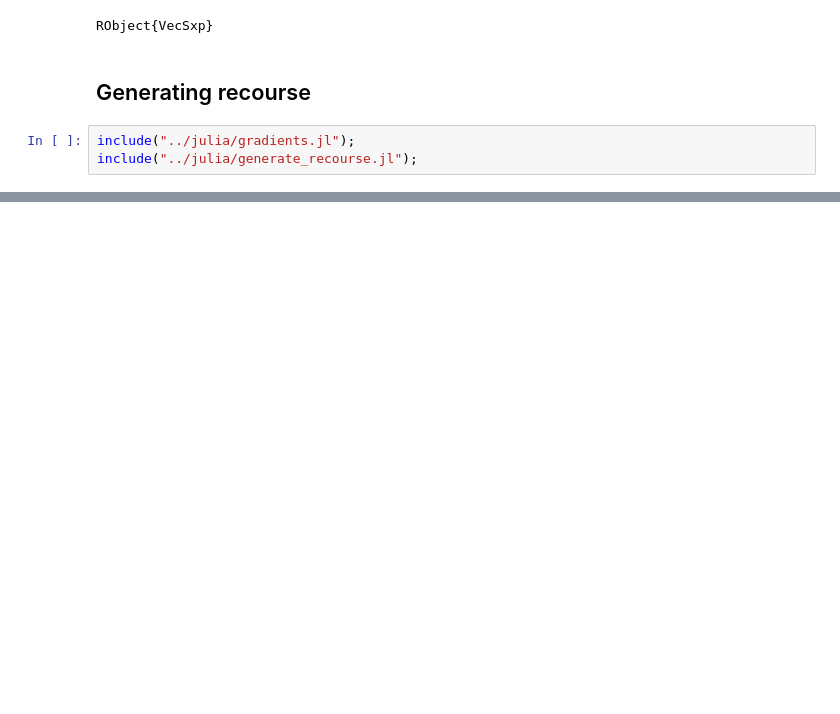
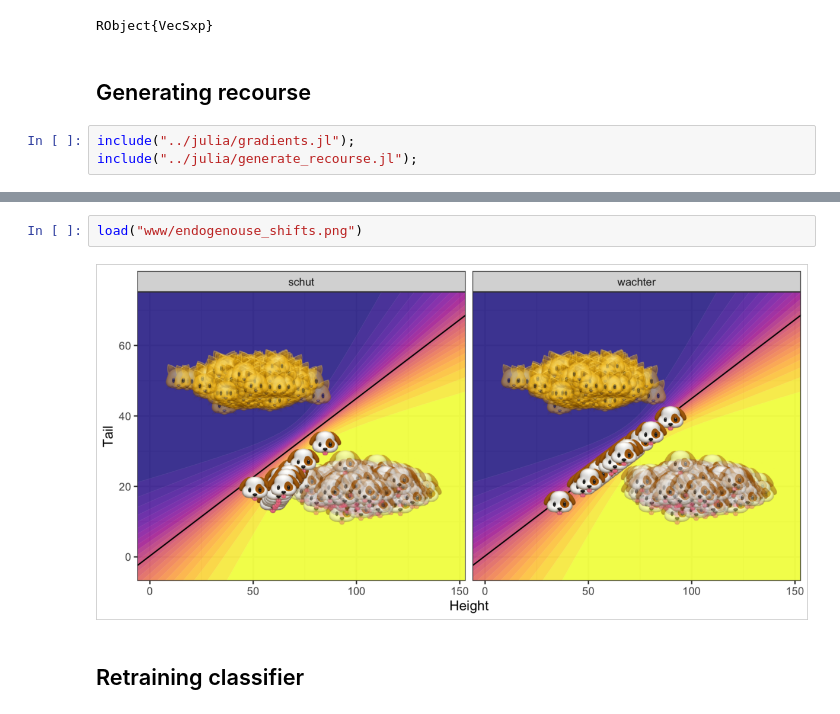
Before and after one commit to JuliaTrustworthyAI/AlgorithmicRecourseDynamics.jl, a Jupyter notebook: examples/endogenous_shifts.ipynb, the cells around one changed output, grey strips where cells are left out. Cells and saved outputs as stored; diff of their text form; blank space fills up the shorter version.

Commit message:
set up experiment for endogenous shifts, but a little puzzled by the results

```diff
--- a/examples/endogenous_shifts.ipynb
+++ b/examples/endogenous_shifts.ipynb
@@ -73,0 +118,6 @@ X_f = [rand(1:N_cats) for i in 1:N_unhappy_cats] |>
+# %%
+load("www/endogenouse_shifts.png")
+# %% [output]
+[figure, added]
+# %% [markdown]
+## Retraining classifier
```
Also changed, not shown: parts of 11 cells of this notebook, 5 other files.
